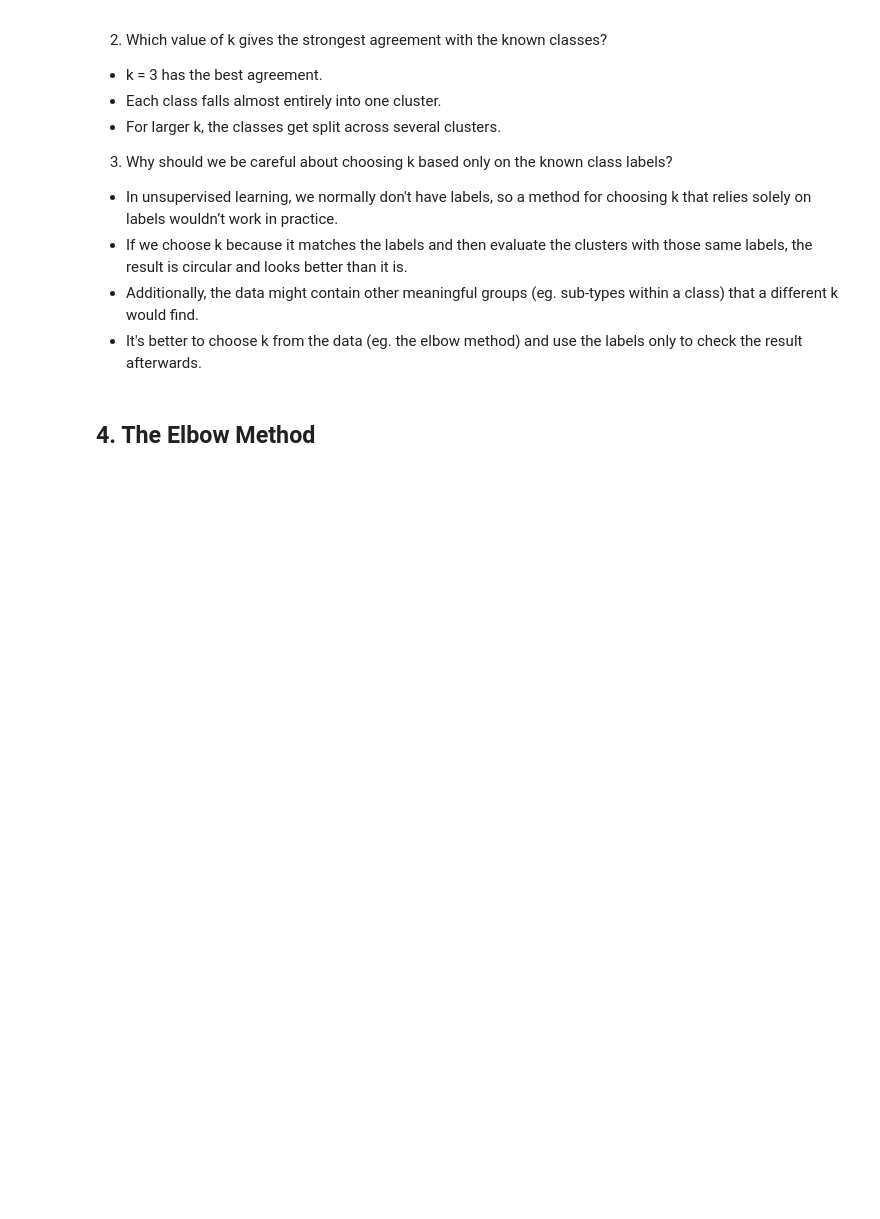
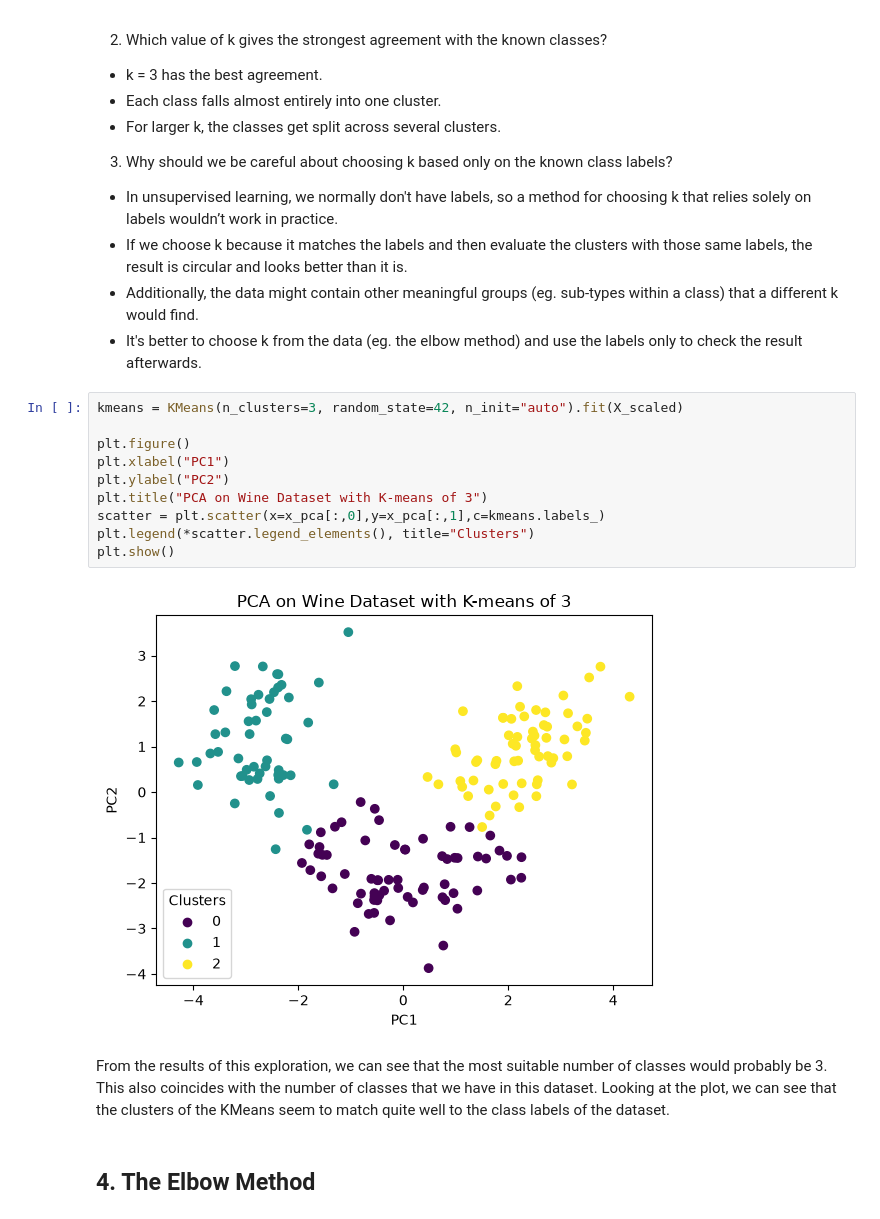
Before and after one commit to EvanAngQiXuan/IntroToMLAsg1, a Jupyter notebook: asg2_p1_p2.ipynb, the cells around one changed output. Drawn from its saved outputs; the diff is of its cells as text; blank space fills up the shorter version.

```diff
--- a/asg2_p1_p2.ipynb
+++ b/asg2_p1_p2.ipynb
@@ -285,6 +290,20 @@ Class
 - If we choose k because it matches the labels and then evaluate the clusters with those same labels, the result is circular and looks better than it is.
 - Additionally, the data might contain other meaningful groups (eg. sub-types within a class) that a different k would find.
 - It's better to choose k from the data (eg. the elbow method) and use the labels only to check the result afterwards.
+# %%
+kmeans = KMeans(n_clusters=3, random_state=42, n_init="auto").fit(X_scaled)
+
+plt.figure()
+plt.xlabel("PC1")
+plt.ylabel("PC2")
+plt.title("PCA on Wine Dataset with K-means of 3")
+scatter = plt.scatter(x=x_pca[:,0],y=x_pca[:,1],c=kmeans.labels_)
+plt.legend(*scatter.legend_elements(), title="Clusters")
+plt.show()
+# %% [output]
+[figure, added]
+# %% [markdown]
+From the results of this exploration, we can see that the most suitable number of classes would probably be 3. This also coincides with the number of classes that we have in this dataset. Looking at the plot, we can see that the clusters of the KMeans seem to match quite well to the class labels of the dataset.
 # %% [markdown]
 ## 4. The Elbow Method
 # %%
```
Also changed, not shown: parts of 6 cells of this notebook.
